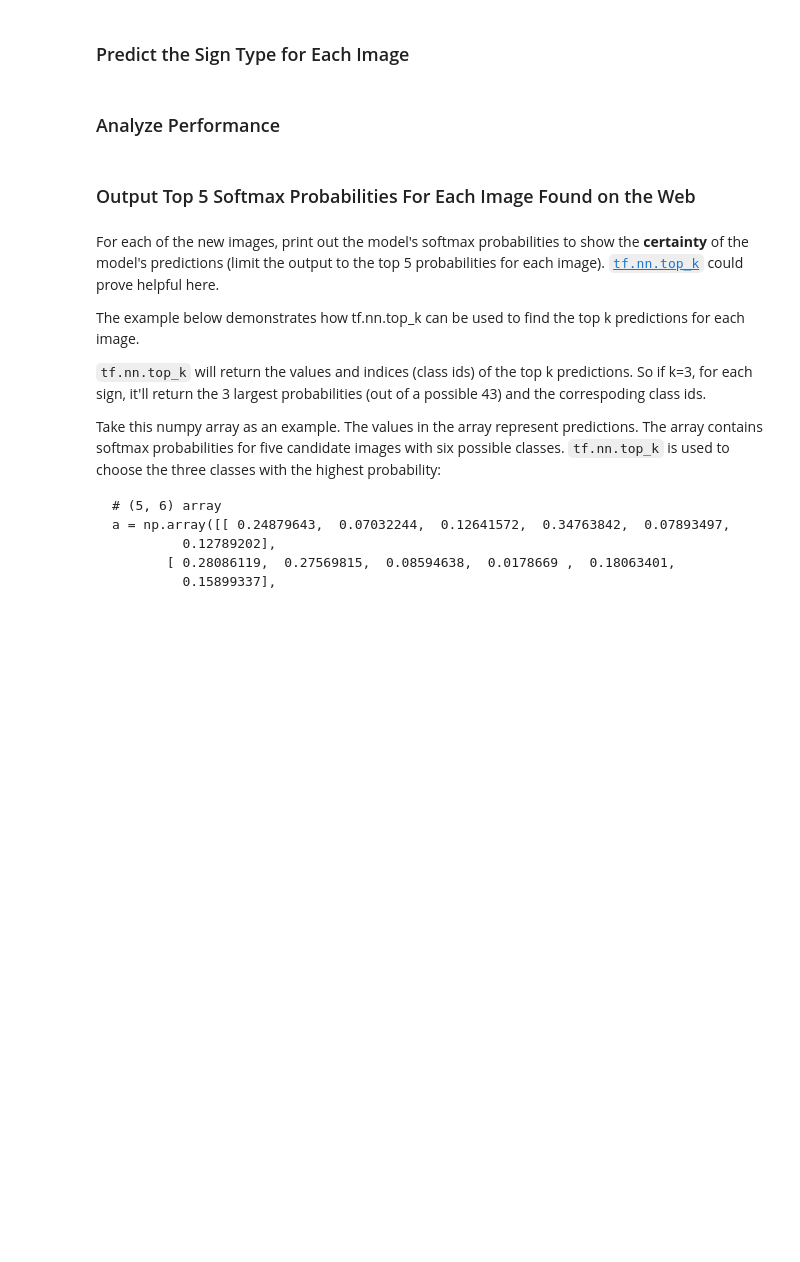
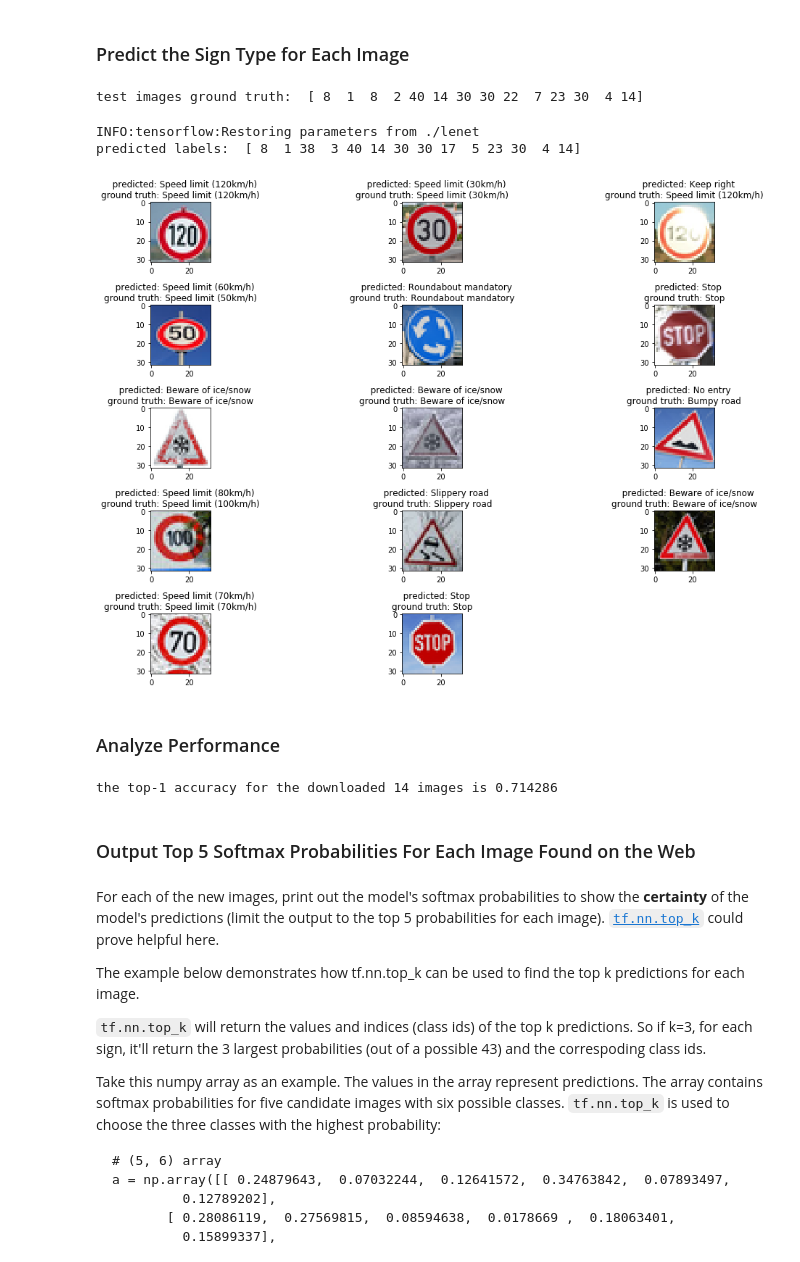
Before and after one commit to chaussitag/CarND-Traffic-Sign-Classifier-Project, a Jupyter notebook: Traffic_Sign_Classifier.ipynb, the cells around one changed output. Cells and saved outputs as stored; diff of their text form; code cells hidden in the pictures; blank space fills up the shorter version.

```diff
--- a/Traffic_Sign_Classifier.ipynb
+++ b/Traffic_Sign_Classifier.ipynb
@@ -178,8 +570,81 @@ You may find `signnames.csv` useful as it contains mappings from the class id (i
+# %%
+### Run the predictions here and use the model to output the prediction for each image.
+### Make sure to pre-process the images with the same pre-processing pipeline used earlier.
+### Feel free to use as many code cells as needed.
+import csv
+
+label_signnames_mapping = {}
+
+signnames_file = "signnames.csv"
+with open(signnames_file) as f:
+    f_csv = csv.reader(f)
+    headers = next(f_csv)
+    for row in f_csv:
+        #print("%s : %s" % (row[0], row[1]))
+        label_signnames_mapping[int(row[0])] = row[1]
+
+test_image_list = []
+test_label_list = []
+for image_path, image in test_images.items():
+    image_name = image_path.split('/')[-1]
+    label = int(image_name.split('_')[0])
+    test_label_list.append(label)
+    # resize the image
+    pil_image = Image.fromarray(image, mode='RGB')
+    pil_image = pil_image.resize((img_w, img_h), Image.ANTIALIAS)
+    resized_img = np.array(pil_image)
+    test_image_list.append(resized_img)
+
+test_image_batch = np.array(test_image_list)
+test_labels = np.array(test_label_list)
+
+#print(test_image_batch.shape)
+print("test images ground truth: ", test_labels)
+
+# preprocess the image and labels
+test_image_batch = preprocess_images(test_image_batch)
+#print(test_image_batch.shape)
+test_onehot_labels = one_hot_labels(test_labels, n_classes)
+#print(test_onehot_labels)
+# %% [output]
+test images ground truth:  [ 8  1  8  2 40 14 30 30 22  7 23 30  4 14]
+# %%
+predicted_labels = tf.argmax(logits, axis=1)
+
+# test
+with tf.Session() as session:
+    saver.restore(session, tf.train.latest_checkpoint('.'))
+    predicted_labels_value = session.run(predicted_labels, feed_dict={x: test_image_batch, y: test_onehot_labels, dropout_keep_prob: 1.0})
+    print("predicted labels: ", predicted_labels_value)
+
+# visualize the predicted results
+predicted_results_fig = plt.figure()
+predicted_results_fig_size = predicted_results_fig.get_size_inches()
+predicted_results_fig.set_size_inches(predicted_results_fig_size[0] * 2.5, predicted_results_fig_size[1] * 2.5)
+for image_index, test_img in enumerate(test_image_list):
+    img_axes = predicted_results_fig.add_subplot(plot_rows, img_per_row, image_index + 1)
+    img_axes.set_title("   predicted: %s\nground truth: %s" \
+                       % (label_signnames_mapping[predicted_labels_value[image_index]], \
+                        label_signnames_mapping[test_labels[image_index]]))
+    img_axes.imshow(test_img)
+
+plt.tight_layout()
+plt.show()
+# %% [output]
+INFO:tensorflow:Restoring parameters from ./lenet
+predicted labels:  [ 8  1 38  3 40 14 30 30 17  5 23 30  4 14]
+[figure, added]
 # %% [markdown]
 ### Analyze Performance
 # %%
 ### Calculate the accuracy for these 5 new images.
 ### For example, if the model predicted 1 out of 5 signs correctly, it's 20% accurate on these new images.
+good_predicted = (test_labels == predicted_labels_value)
+good_predicted = good_predicted.astype(np.float32)
+test_acc = np.mean(good_predicted)
+print("the top-1 accuracy for the downloaded %d images is %f" % (len(test_labels), test_acc))
+# %% [output]
+the top-1 accuracy for the downloaded 14 images is 0.714286
 # %% [markdown]
 ### Output Top 5 Softmax Probabilities For Each Image Found on the Web
 # %% [markdown]
```
Also changed, not shown: parts of 15 cells of this notebook, 17 other files.
